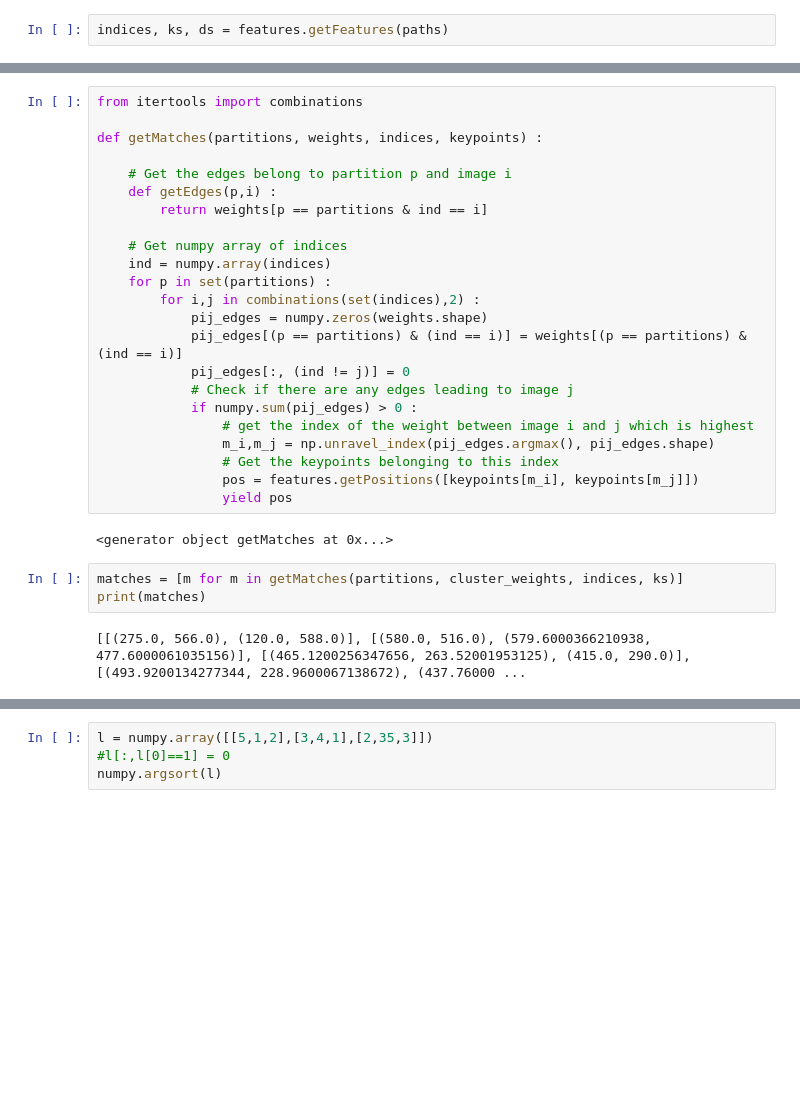
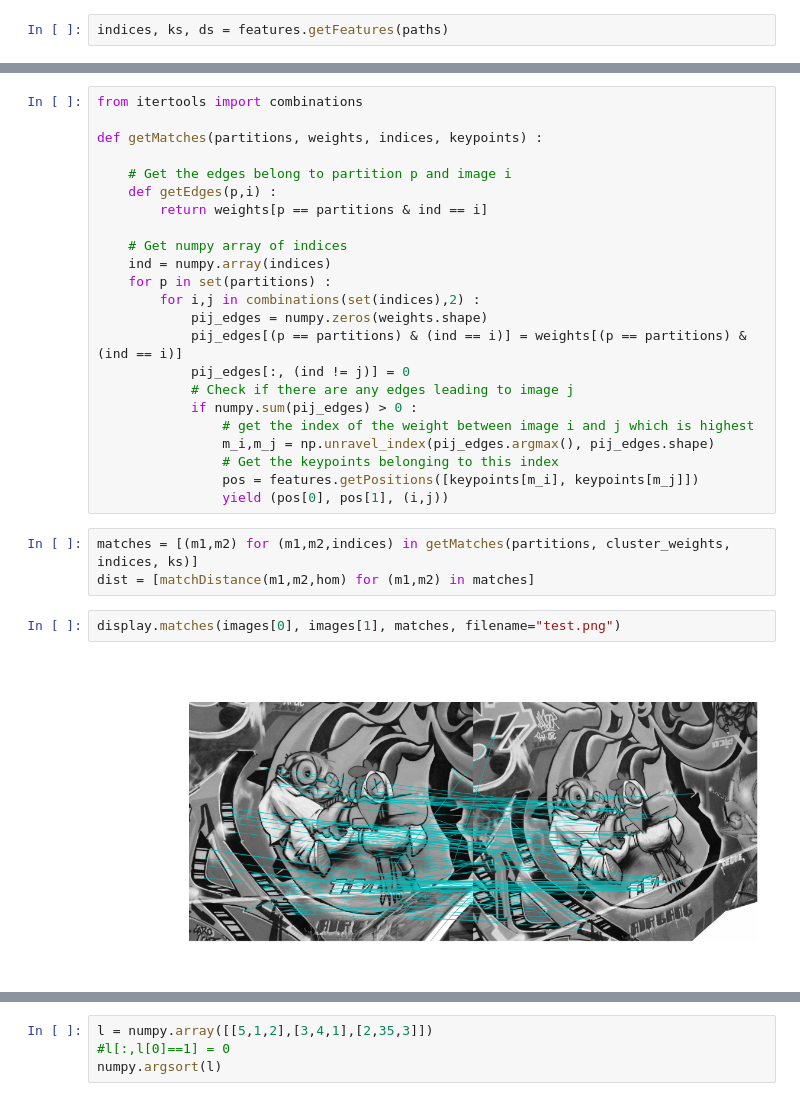
Before and after one commit to arnfred/Mirror-Match, a Jupyter notebook: code/cluster-match/acr-test.ipynb, the cells around one changed output, grey strips where cells are left out. Cells and saved outputs as stored; diff of their text form; blank space fills up the shorter version.

Commit message:
Added some better plotting of matches

```diff
--- a/code/cluster-match/acr-test.ipynb
+++ b/code/cluster-match/acr-test.ipynb
@@ -77,11 +78,11 @@ def getMatches(partitions, weights, indices, keypoints) :
                 m_i,m_j = np.unravel_index(pij_edges.argmax(), pij_edges.shape)
                 # Get the keypoints belonging to this index
                 pos = features.getPositions([keypoints[m_i], keypoints[m_j]])
-                yield pos
+                yield (pos[0], pos[1], (i,j))
-# %% [output]
-<generator object getMatches at 0x...>
 # %%
-matches = [m for m in getMatches(partitions, cluster_weights, indices, ks)]
-print(matches)
+matches = [(m1,m2) for (m1,m2,indices) in getMatches(partitions, cluster_weights, indices, ks)]
+dist = [matchDistance(m1,m2,hom) for (m1,m2) in matches]
-# %% [output]
-[[(275.0, 566.0), (120.0, 588.0)], [(580.0, 516.0), (579.6000366210938, 477.6000061035156)], [(465.1200256347656, 263.52001953125), (415.0, 290.0)], [(493.9200134277344, 228.9600067138672), (437.76000 ...
+# %%
+display.matches(images[0], images[1], matches, filename="test.png")
+# %% [output]
+[figure, added]
```
Also changed, not shown: parts of 6 cells of this notebook, 1 other file.
